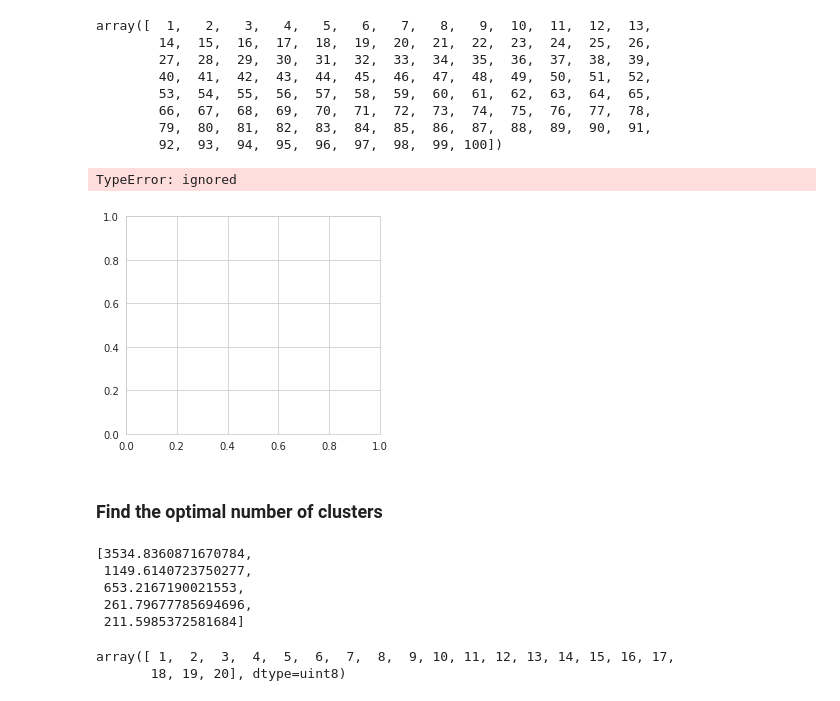
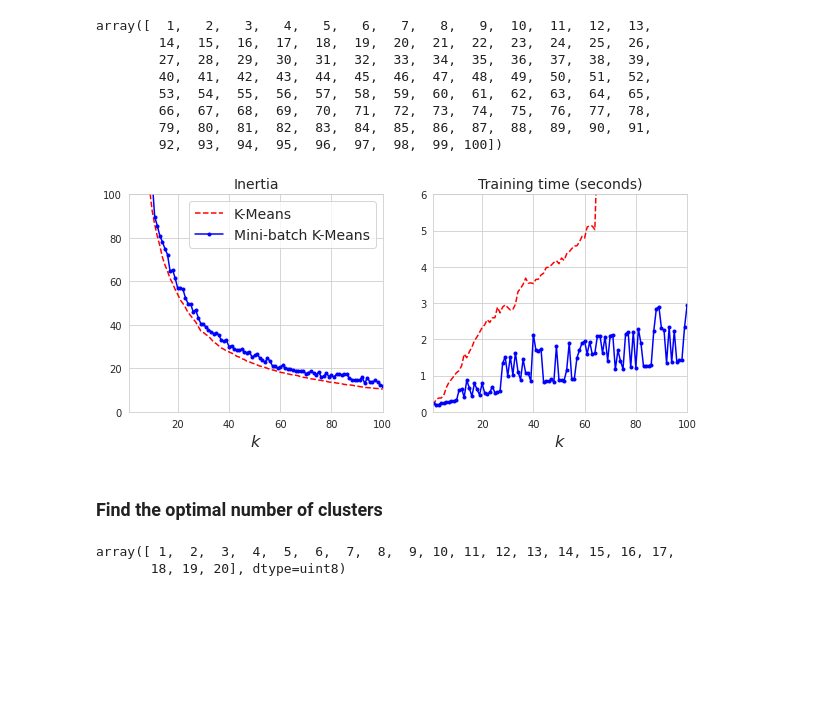
Before and after one commit to wanwanliang/ML_Practice, a Jupyter notebook: Unsupervised_Learning.ipynb, the cells around one changed output. Drawn from its saved outputs; the diff is of its cells as text; code cells hidden in the pictures; blank space fills up the shorter version.

```diff
--- a/Unsupervised_Learning.ipynb
+++ b/Unsupervised_Learning.ipynb
@@ -522,26 +522,24 @@ array([  1,   2,   3,   4,   5,   6,   7,   8,   9,  10,  11,  12,  13,
 # %%
 plt.figure(figsize=(10,4))
 x = np.linspace(1,100,100,dtype=np.uint8)
 plt.subplot(121)
 plt.plot(x, inertias[:, 0], "r--", label="K-Means")
 plt.plot(x, inertias[:, 1], "b.-", label="Mini-batch K-Means")
 plt.xlabel("$k$", fontsize=16)
 plt.title("Inertia", fontsize=14)
 plt.legend(fontsize=14)
 plt.axis([1, 100, 0, 100])
 
 plt.subplot(122)
 plt.plot(x, times[:, 0], "r--", label="K-Means")
 plt.plot(x, times[:, 1], "b.-", label="Mini-batch K-Means")
 plt.xlabel("$k$", fontsize=16)
 plt.title("Training time (seconds)", fontsize=14)
 plt.axis([1, 100, 0, 6])
 
-save_fig("minibatch_kmeans_vs_kmeans")
 plt.show()
 # %% [output]
-TypeError: ignored
-[figure, old version]
+[figure, new version]
 # %% [markdown]
 ### Find the optimal number of clusters
 # %%
@@ -549,11 +547,3 @@ inertias = [KMeans(n_clusters=i, random_state=42).fit(X).inertia_ for i in range
-# %%
-inertias[:5]
-# %% [output]
-[3534.8360871670784,
- 1149.6140723750277,
- 653.2167190021553,
- 261.79677785694696,
- 211.5985372581684]
 # %%
 x = np.linspace(1,20,20,dtype=np.uint8)
 x
```
Also changed, not shown: parts of 7 cells of this notebook.
